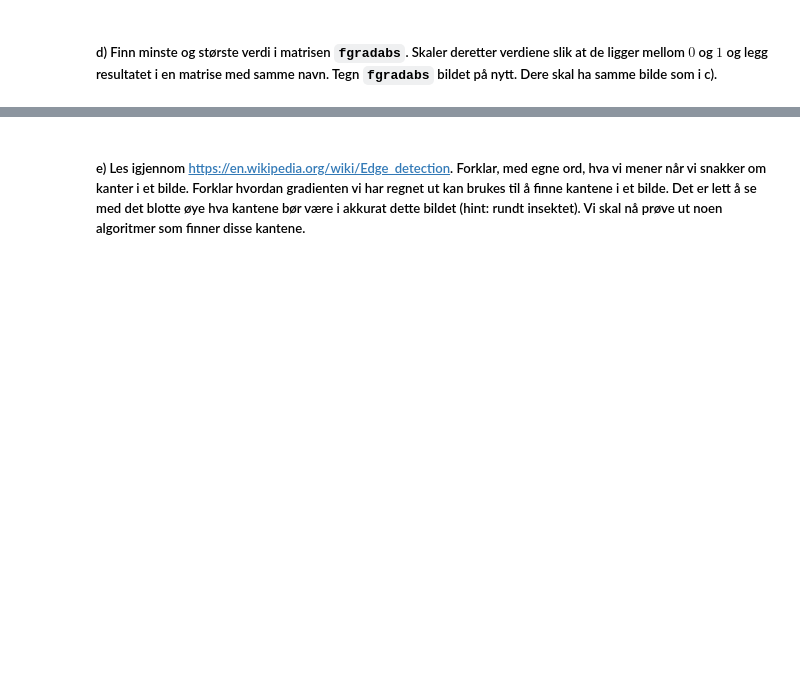
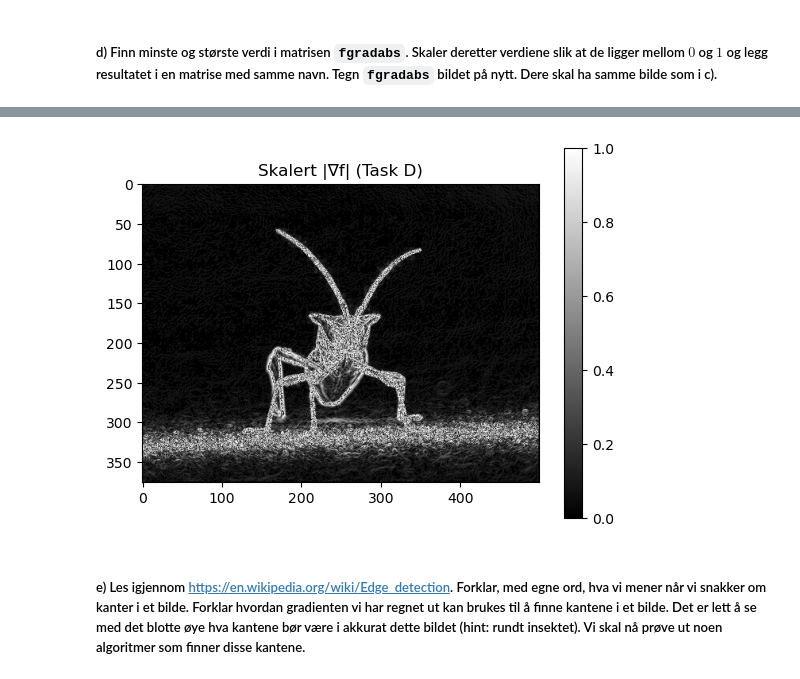
Before and after one commit to Fereshtaha/IMAA2024Prosjekt, a Jupyter notebook: D_data.ipynb, the cells around one changed output, grey strips where cells are left out. Cells and saved outputs as stored; diff of their text form; code cells hidden in the pictures; blank space fills up the shorter version.

```diff
--- a/D_data.ipynb
+++ b/D_data.ipynb
@@ -145,3 +139,13 @@ plt.show()
+# %%
+# Task D
+fgradabs = (fgradabs - fgradabs.min()) / (fgradabs.max() - fgradabs.min())
+
+plt.imshow(fgradabs, cmap='gray')
+plt.title('Skalert |∇f| (Task D)')
+plt.colorbar()
+plt.show()
+# %% [output]
+[figure, added]
 # %% [markdown]
 ##### e) Les igjennom https://en.wikipedia.org/wiki/Edge_detection. Forklar, med egne ord, hva vi mener når vi snakker om kanter i et bilde. Forklar hvordan gradienten vi har regnet ut kan brukes til å finne kantene i et bilde. Det er lett å se med det blotte øye hva kantene bør være i akkurat dette bildet (hint: rundt insektet). Vi skal nå prøve ut noen algoritmer som finner disse kantene.
 # %% [markdown]
```
Also changed, not shown: parts of 16 cells of this notebook.
